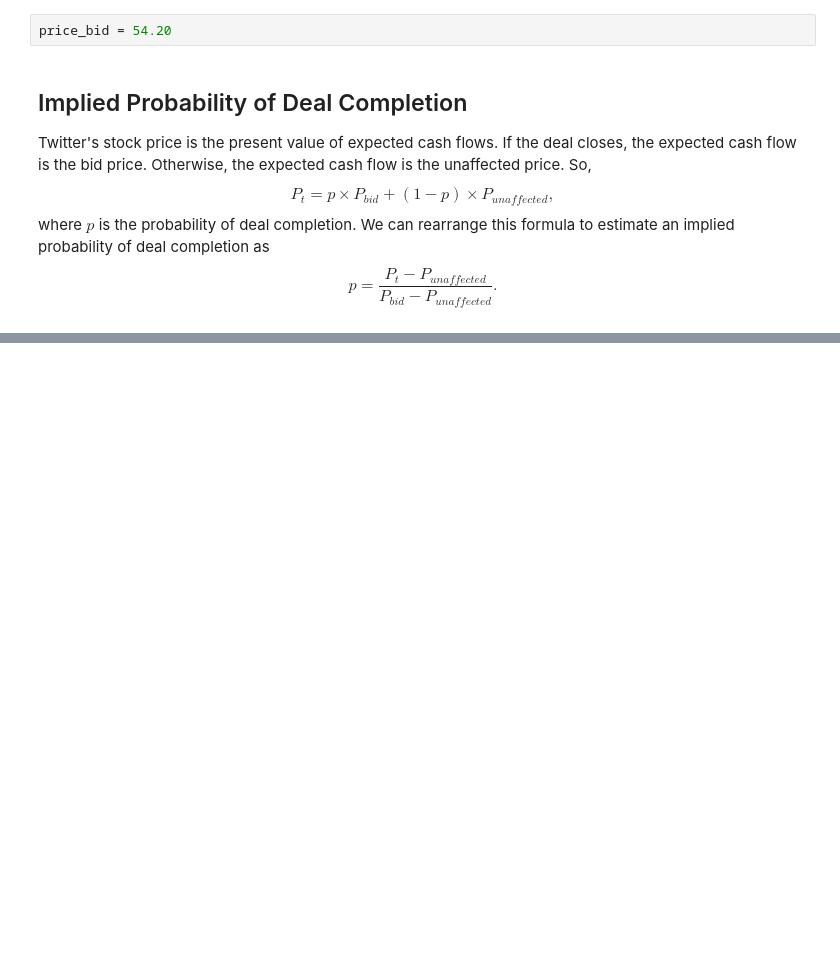
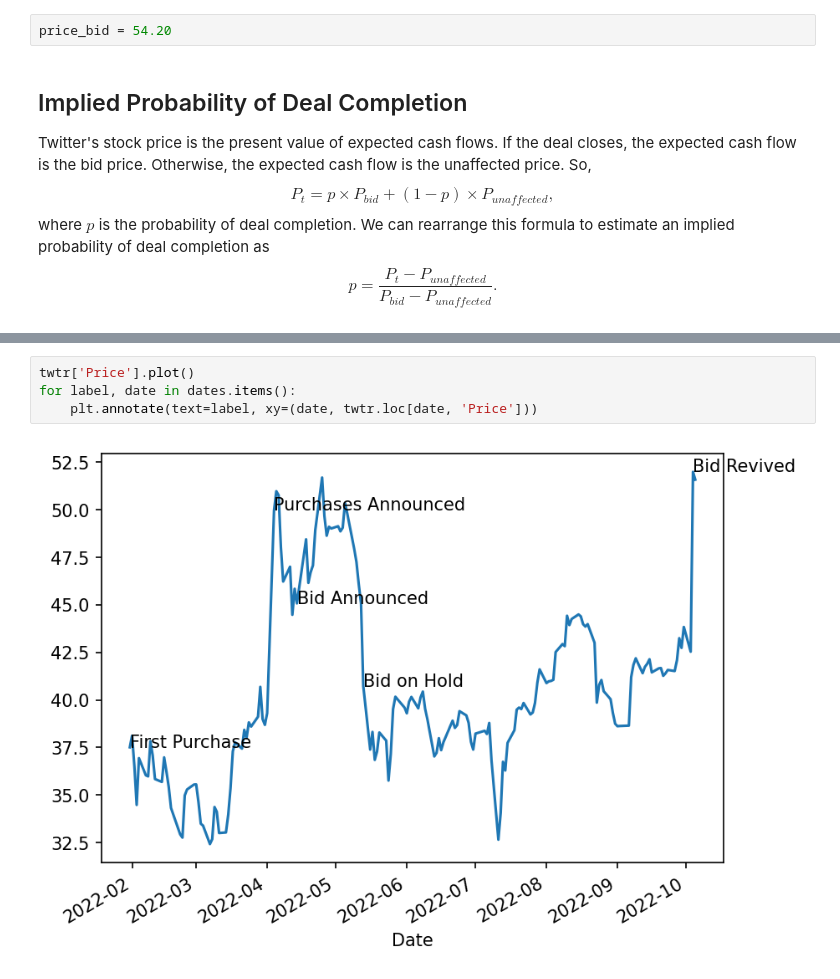
Before and after one commit to webclinic017/fina-4380-2022-fall-1, a Jupyter notebook: Notebooks/Herron/herron-do-market-prices-respond.ipynb, the cells around one changed output, grey strips where cells are left out. Cells and saved outputs as stored; diff of their text form; blank space fills up the shorter version.

```diff
--- a/Notebooks/Herron/herron-do-market-prices-respond.ipynb
+++ b/Notebooks/Herron/herron-do-market-prices-respond.ipynb
@@ -38,0 +80,6 @@ We can rearrange this formula to estimate an implied probability of deal complet
+# %%
+twtr['Price'].plot()
+for label, date in dates.items():
+    plt.annotate(text=label, xy=(date, twtr.loc[date, 'Price']))
+# %% [output]
+[figure, added]
```
Also changed, not shown: parts of 9 cells of this notebook.
